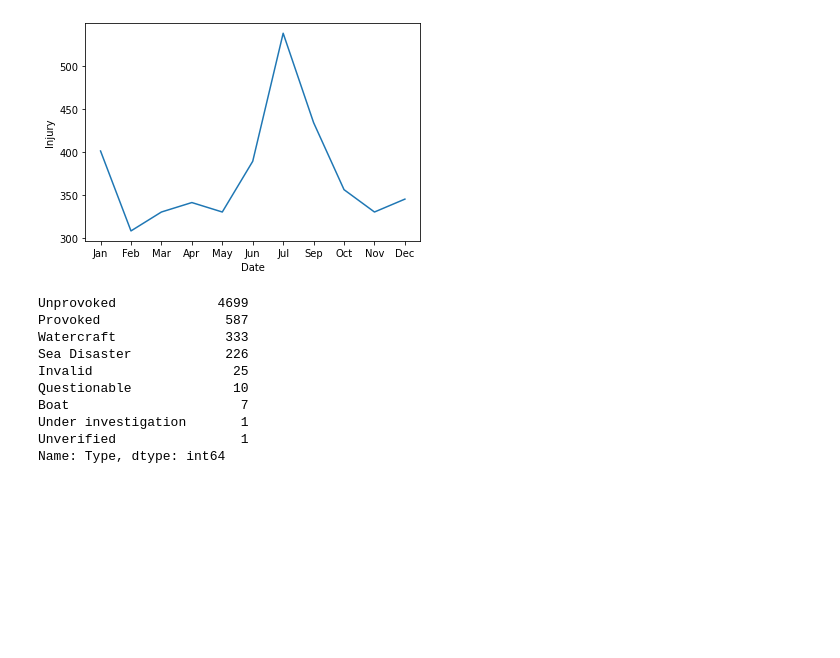
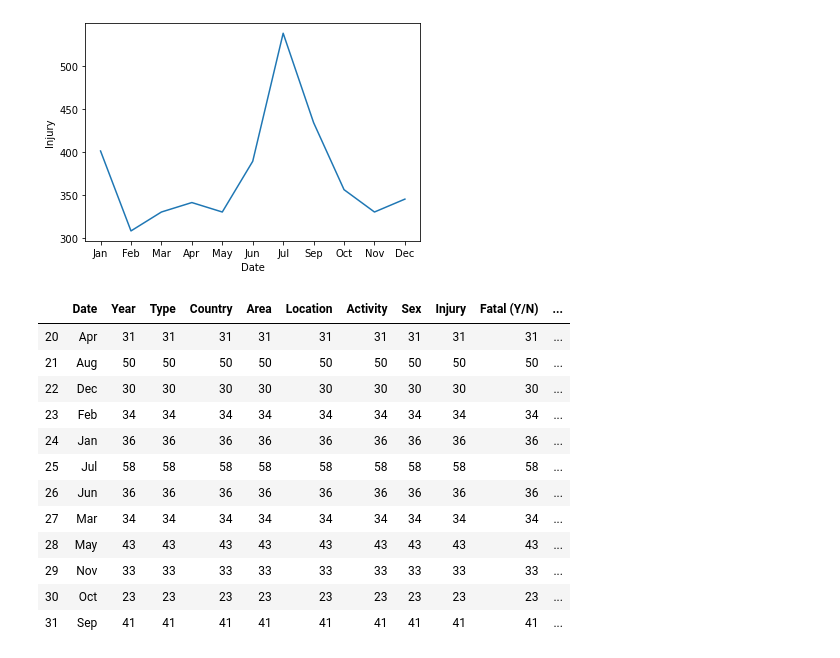
Before and after one commit to bt02/Shark-Attack-Data, a Jupyter notebook: eda.ipynb, the cells around one changed output. Drawn from its saved outputs; the diff is of its cells as text; code cells hidden in the pictures; blank space fills up the shorter version.

```diff
--- a/eda.ipynb
+++ b/eda.ipynb
@@ -87,16 +87,26 @@ month_total = month_total.reindex([87,86,90,83,91,89,88,94,93,92,85])
 sns.lineplot(x='Date', y='Injury', data=month_total, sort=False);
 # %% [output]
 [figure]
-# %%
-df.Type.value_counts()
-# %% [output]
-Unprovoked             4699
-Provoked                587
-Watercraft              333
-Sea Disaster            226
-Invalid                  25
-Questionable             10
-Boat                      7
-Under investigation       1
-Unverified                1
-Name: Type, dtype: int64
+# %%
+provoked = month[month.Type == 'Provoked']
+# %%
+p_group = provoked.groupby('Date').count()
+p_group.reset_index(inplace=True)
+# %%
+p_group = p_group[20:32]
+# %%
+p_group
+# %% [output]
+|  | Date | Year | Type | Country | Area | Location | Activity | Sex | Injury | Fatal (Y/N) | ... |
+| 20 | Apr | 31 | 31 | 31 | 31 | 31 | 31 | 31 | 31 | 31 | ... |
+| 21 | Aug | 50 | 50 | 50 | 50 | 50 | 50 | 50 | 50 | 50 | ... |
+| 22 | Dec | 30 | 30 | 30 | 30 | 30 | 30 | 30 | 30 | 30 | ... |
+| 23 | Feb | 34 | 34 | 34 | 34 | 34 | 34 | 34 | 34 | 34 | ... |
+| 24 | Jan | 36 | 36 | 36 | 36 | 36 | 36 | 36 | 36 | 36 | ... |
+| 25 | Jul | 58 | 58 | 58 | 58 | 58 | 58 | 58 | 58 | 58 | ... |
+| 26 | Jun | 36 | 36 | 36 | 36 | 36 | 36 | 36 | 36 | 36 | ... |
+| 27 | Mar | 34 | 34 | 34 | 34 | 34 | 34 | 34 | 34 | 34 | ... |
+| 28 | May | 43 | 43 | 43 | 43 | 43 | 43 | 43 | 43 | 43 | ... |
+| 29 | Nov | 33 | 33 | 33 | 33 | 33 | 33 | 33 | 33 | 33 | ... |
+| 30 | Oct | 23 | 23 | 23 | 23 | 23 | 23 | 23 | 23 | 23 | ... |
+| 31 | Sep | 41 | 41 | 41 | 41 | 41 | 41 | 41 | 41 | 41 | ... |
```
Also changed, not shown: parts of 7 cells of this notebook.
